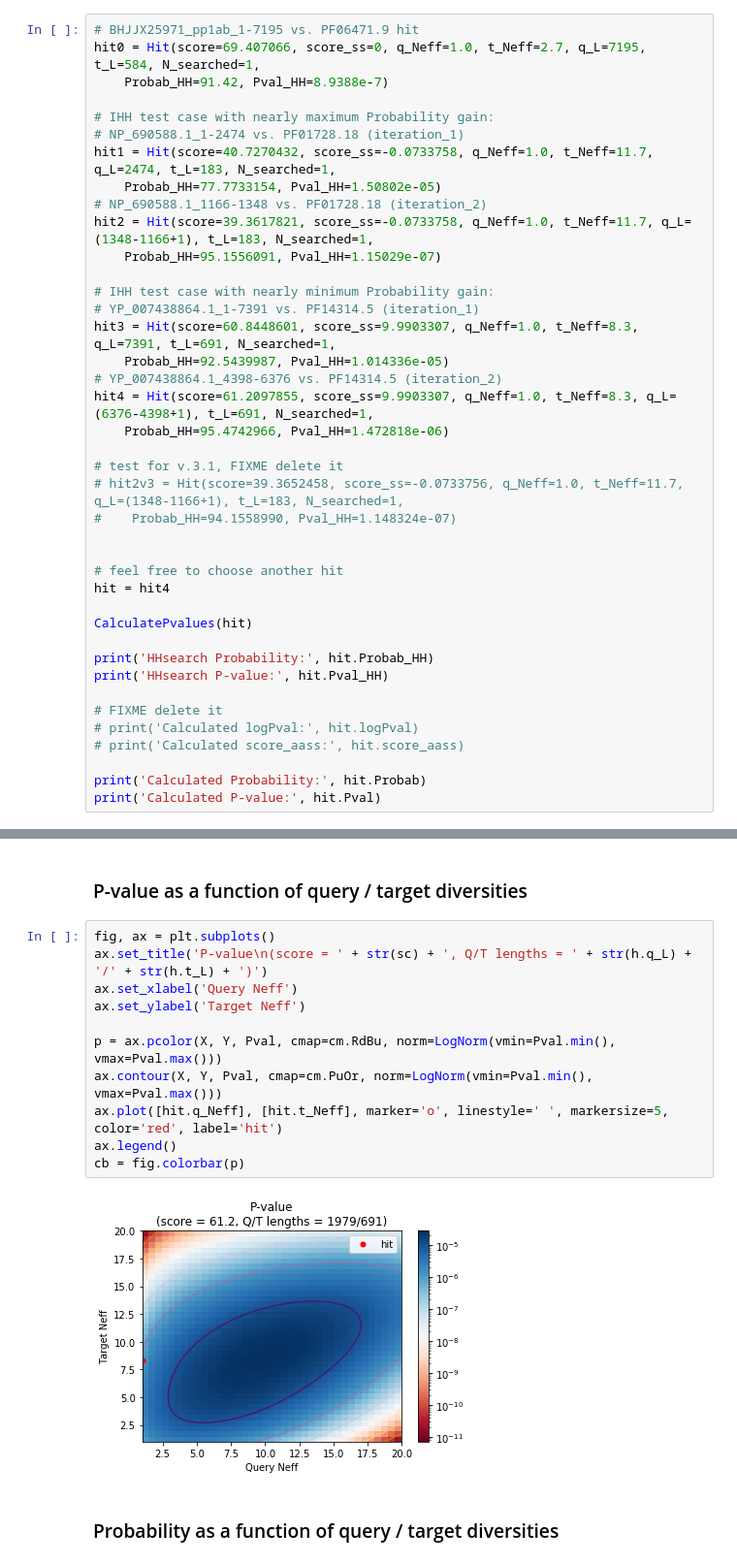
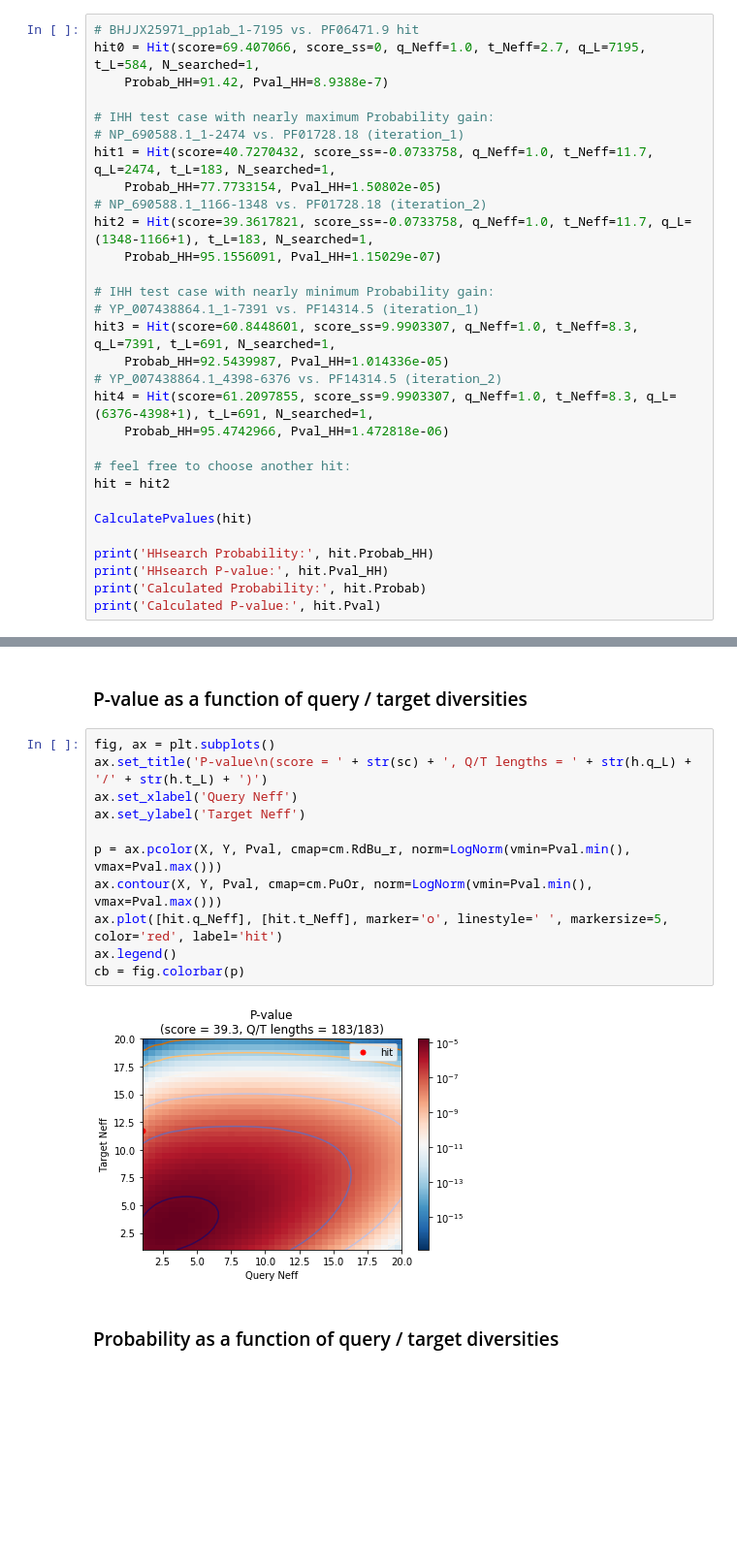
Before and after one commit to Gorbalenya-Lab/hh-suite-notebooks, a Jupyter notebook: test_score.ipynb, the cells around one changed output, grey strips where cells are left out. Shown at 97% size. Drawn from its saved outputs; the diff is of its cells as text; blank space fills up the shorter version.

Commit message:
test_score.ipynb - inverse P-value colormap, delete v3. test example

```diff
--- a/test_score.ipynb
+++ b/test_score.ipynb
@@ -146,23 +146,13 @@ hit3 = Hit(score=60.8448601, score_ss=9.9903307, q_Neff=1.0, t_Neff=8.3, q_L=739
 hit4 = Hit(score=61.2097855, score_ss=9.9903307, q_Neff=1.0, t_Neff=8.3, q_L=(6376-4398+1), t_L=691, N_searched=1,
     Probab_HH=95.4742966, Pval_HH=1.472818e-06)
 
-# test for v.3.1, FIXME delete it
-# hit2v3 = Hit(score=39.3652458, score_ss=-0.0733756, q_Neff=1.0, t_Neff=11.7, q_L=(1348-1166+1), t_L=183, N_searched=1,
-#    Probab_HH=94.1558990, Pval_HH=1.148324e-07)
-
-
-# feel free to choose another hit
-hit = hit4
+# feel free to choose another hit:
+hit = hit2
 
 CalculatePvalues(hit)
 
 print('HHsearch Probability:', hit.Probab_HH)
 print('HHsearch P-value:', hit.Pval_HH)
-
-# FIXME delete it
-# print('Calculated logPval:', hit.logPval)
-# print('Calculated score_aass:', hit.score_aass)
-
 print('Calculated Probability:', hit.Probab)
 print('Calculated P-value:', hit.Pval)
 # %% [output]
@@ -276,16 +266,16 @@ testNeff(Prob, getProbabNeff)
 # %%
 fig, ax = plt.subplots()
 ax.set_title('P-value\n(score = ' + str(sc) + ', Q/T lengths = ' + str(h.q_L) + '/' + str(h.t_L) + ')')
 ax.set_xlabel('Query Neff')
 ax.set_ylabel('Target Neff')
 
-p = ax.pcolor(X, Y, Pval, cmap=cm.RdBu, norm=LogNorm(vmin=Pval.min(), vmax=Pval.max()))
+p = ax.pcolor(X, Y, Pval, cmap=cm.RdBu_r, norm=LogNorm(vmin=Pval.min(), vmax=Pval.max()))
 ax.contour(X, Y, Pval, cmap=cm.PuOr, norm=LogNorm(vmin=Pval.min(), vmax=Pval.max()))
 ax.plot([hit.q_Neff], [hit.t_Neff], marker='o', linestyle=' ', markersize=5, color='red', label='hit')
 ax.legend()
 cb = fig.colorbar(p)
 # %% [output]
-[figure, old version]
+[figure, new version]
 # %% [markdown]
 ### Probability as a function of query / target diversities
 # %%
```
Also changed, not shown: parts of 7 cells of this notebook.
